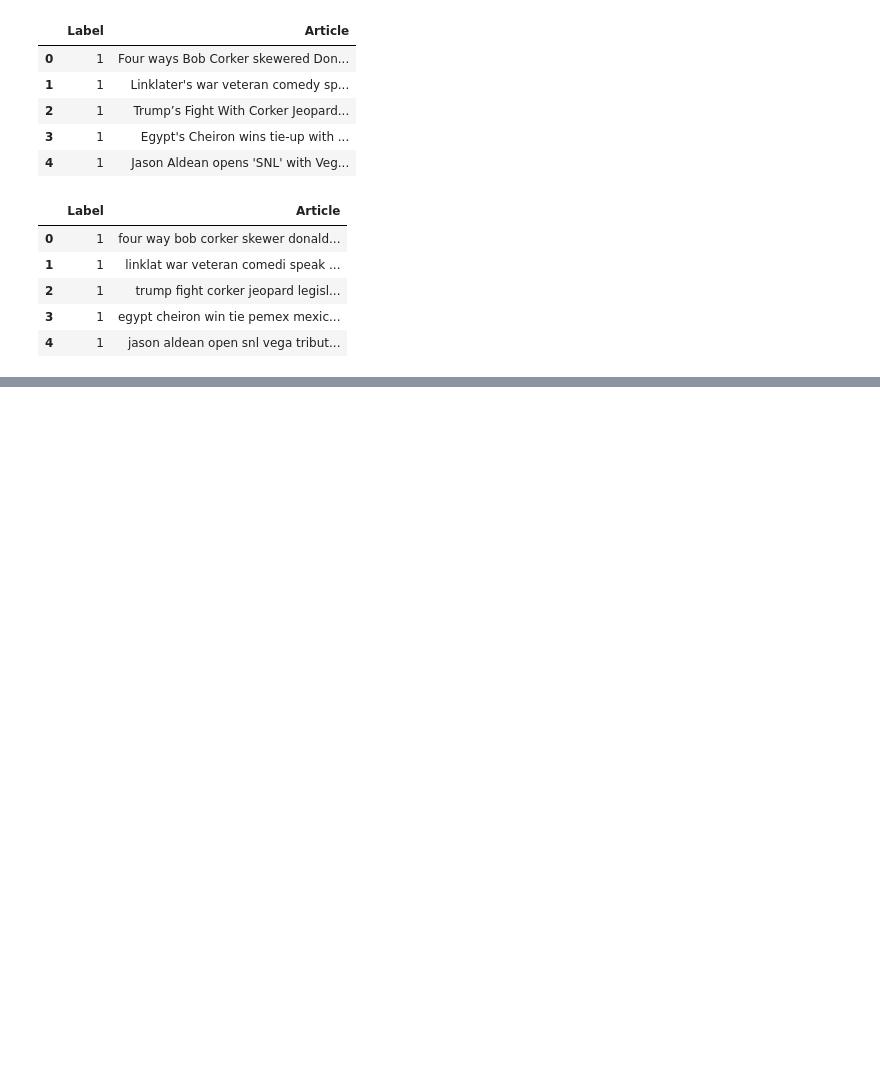
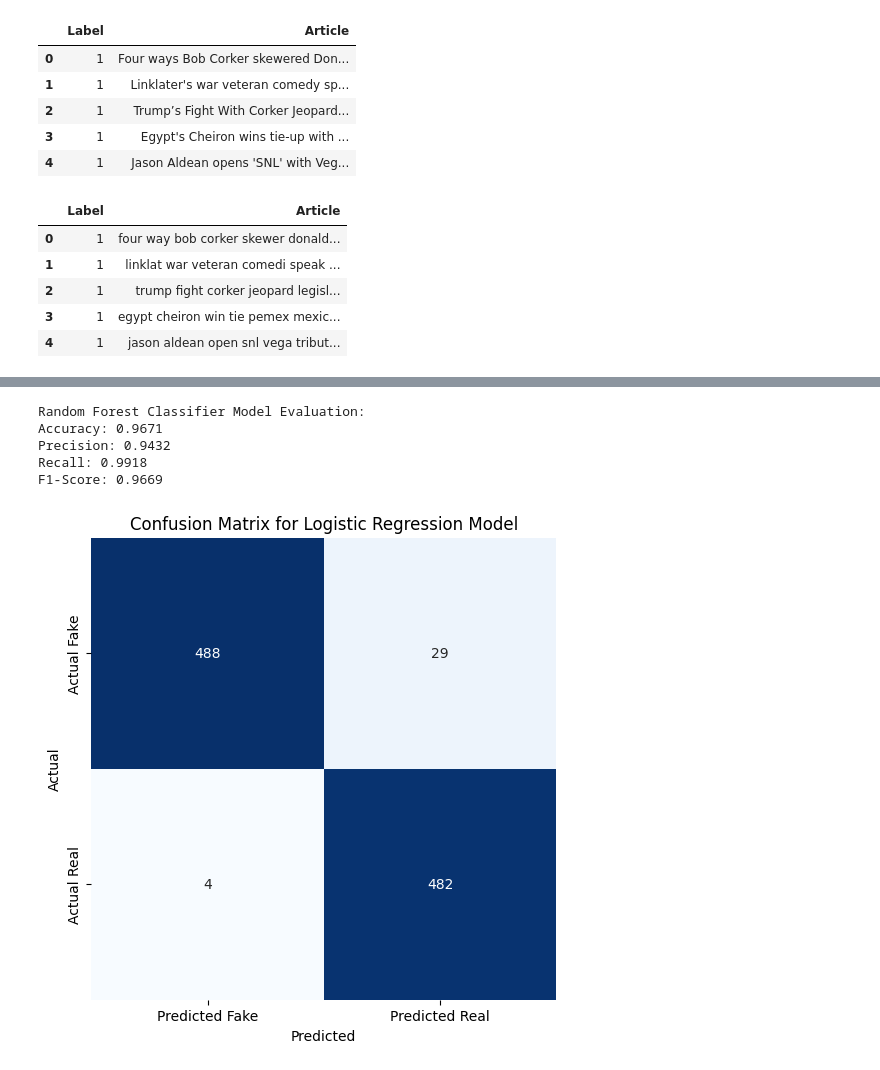
Before and after one commit to Rookieville/FakeNewsDetection, a Jupyter notebook: Main.ipynb, the cells around one changed output, grey strips where cells are left out. Saved outputs shown, nothing was run; the diff lists cells and outputs as text; code cells hidden in the pictures; blank space fills up the shorter version.

```diff
--- a/Main.ipynb
+++ b/Main.ipynb
@@ -107,0 +240,43 @@ x_train, x_test, y_train, y_test = train_test_split(X, Y, test_size=0.25)
+# %%
+#Training with RandomForestClassifier
+rfc_model = RandomForestClassifier(random_state=0)
+
+#Fitting training set to the model
+rfc_model.fit(xv_train, y_train)
+
+#Predicting the test set results based on the model
+rfc_y_pred = rfc_model.predict(xv_test)
+
+#Calculate the accuracy score of this model
+rfc_score = accuracy_score(y_test,rfc_y_pred)
+
+#Evaluation metrics
+accuracy = accuracy_score(y_test, rfc_y_pred)
+precision = precision_score(y_test, rfc_y_pred)
+recall = recall_score(y_test, rfc_y_pred)
+f1 = f1_score(y_test, rfc_y_pred)
+
+print("Random Forest Classifier Model Evaluation:")
+print(f"Accuracy: {accuracy:.4f}")
+print(f"Precision: {precision:.4f}")
+print(f"Recall: {recall:.4f}")
+print(f"F1-Score: {f1:.4f}")
+print()
+
+# Plot confusion matrix
+cm = confusion_matrix(y_test, rfc_y_pred)
+plt.figure(figsize=(6, 6))
+sns.heatmap(cm, annot=True, fmt='d', cmap='Blues', cbar=False,
+            xticklabels=['Predicted Fake', 'Predicted Real'],
+            yticklabels=['Actual Fake', 'Actual Real'])
+plt.title('Confusion Matrix for Logistic Regression Model')
+plt.xlabel('Predicted')
+plt.ylabel('Actual')
+plt.show()
+# %% [output]
+Random Forest Classifier Model Evaluation:
+Accuracy: 0.9671
+Precision: 0.9432
+Recall: 0.9918
+F1-Score: 0.9669
+[figure, added]
```
Also changed, not shown: parts of 7 cells of this notebook.
